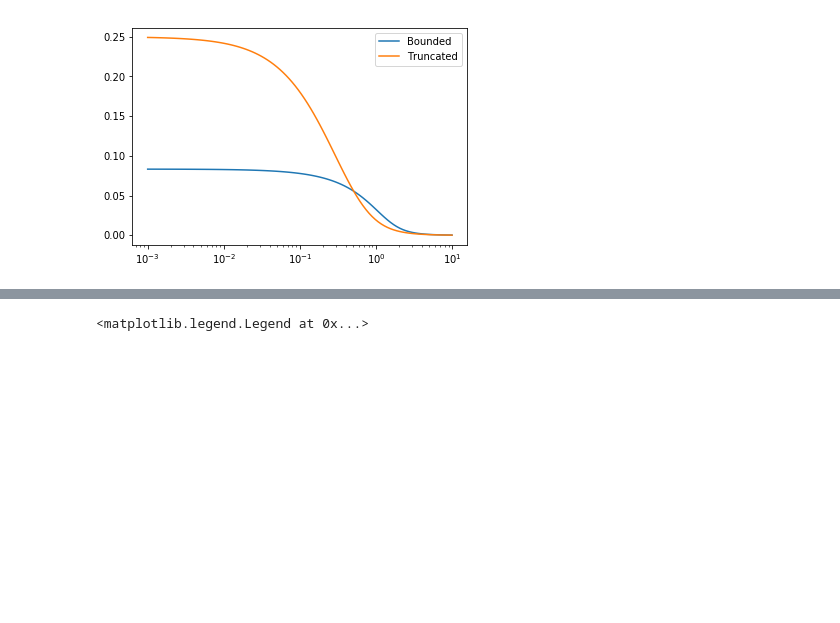
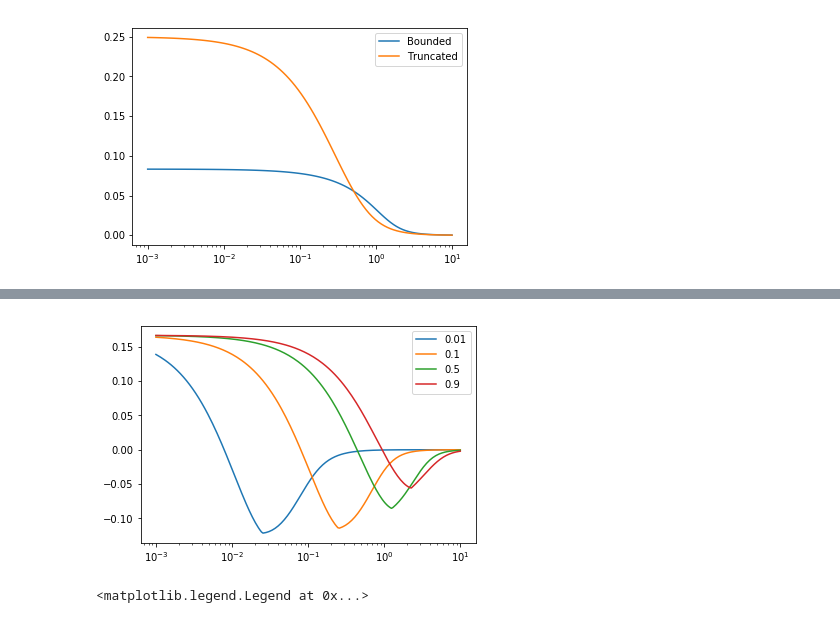
Before and after one commit to IBM/differential-privacy-library, a Jupyter notebook: BiasTest.ipynb, the cells around one changed output, grey strips where cells are left out. Drawn from its saved outputs; the diff is of its cells as text; code cells hidden in the pictures; blank space fills up the shorter version.

```diff
--- a/BiasTest.ipynb
+++ b/BiasTest.ipynb
@@ -341,9 +342,9 @@ biasesBounded[0], biasesBounded[-1]
 # %% [output]
 (0.44326125491238577, -0.44326125491238577)
 # %%
-mechB = dp.BoundedLaplaceMechanism().setEpsilon(0.1).setSensitivity(0.1).setBounds(0, 1)
-mechT = dp.TruncatedLaplaceMechanism().setEpsilon(0.1).setSensitivity(0.1).setBounds(0, 1)
-mechN = dp.LaplaceMechanism().setEpsilon(0.1).setSensitivity(0.1)
+mechB = dp.BoundedLaplaceMechanism().set_epsilon(0.1).set_sensitivity(0.1).set_bounds(0, 1)
+mechT = dp.TruncatedLaplaceMechanism().set_epsilon(0.1).set_sensitivity(0.1).set_bounds(0, 1)
+mechN = dp.LaplaceMechanism().set_epsilon(0.1).set_sensitivity(0.1)
 # %%
 x = np.linspace(0, 1, 100)
 
@@ -375,0 +382,18 @@ plt.legend()
+# %%
+sensitivities = [0.01, 0.1, 0.5, 0.9]
+epsilons = np.logspace(-3, 1, 200)
+vals = []
+
+for sens in sensitivities:
+    mechB = dp.BoundedLaplaceMechanism().set_sensitivity(sens).set_bounds(0,1)
+    mechT = dp.TruncatedLaplaceMechanism().set_sensitivity(sens).set_bounds(0,1)
+
+    _vals = [get_mse(mechT, eps) - get_mse(mechB, eps) for eps in epsilons]
+    vals.append(_vals)
+# %%
+for i in range(len(sensitivities)):
+    plt.semilogx(epsilons, vals[i], label=sensitivities[i])
+plt.legend()
+plt.show()
+# %% [output]
+[figure, added]
```
Also changed, not shown: parts of 23 cells of this notebook, 2 other files.
